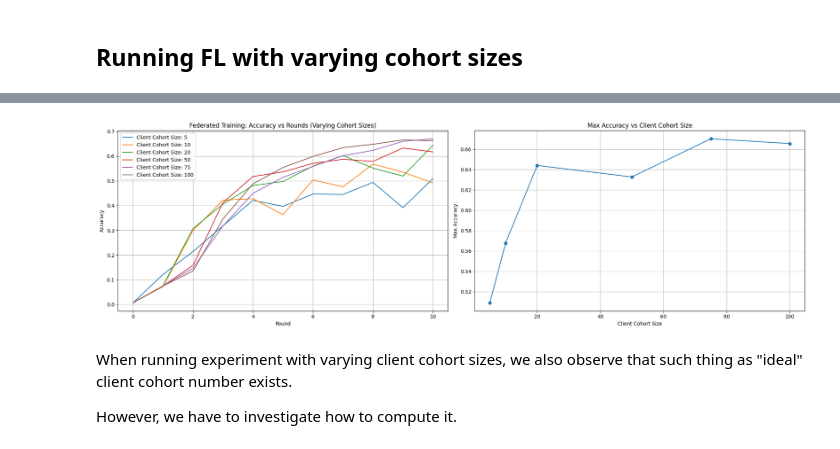
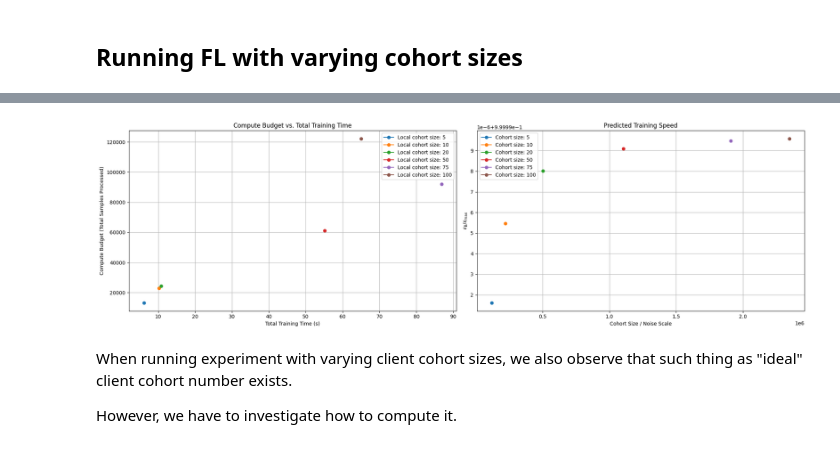
Before and after one commit to Lourencom/L361-FL-project, a Jupyter notebook: main.ipynb, the cells around one changed output, grey strips where cells are left out. Drawn from its saved outputs; the diff is of its cells as text; code cells hidden in the pictures.

```diff
--- a/main.ipynb
+++ b/main.ipynb
@@ -432,3 +417,7 @@ for batch_size, parameters, hist in total_batch_results:
+# %%
+total_batch_results = []
+for batch_size in experiment_batch_sizes:
+    total_batch_results.append(load_federated_experiment(f"federated_batch_results_{batch_size}.pkl"))
 # %%
 fig, axes = plt.subplots(1, 2, figsize=(20, 6))
 
@@ -543,6 +514,8 @@ for cohort_size in cohort_sizes:
         server_learning_rate=server_learning_rate,
         server_momentum=server_momentum,
         accept_failures=accept_failures,
+        target_accuracy=0.60,
+        use_target_accuracy=True,
         )
 
     total_cohort_results.append((cohort_size, parameters_for_each_round, hist))
@@ -567,37 +540,8 @@ INFO flwr 2025-02-28 01:26:33,305 | app.py:251 | app_fit: metrics_distributed_fi
-# %%
-fig, axes = plt.subplots(1, 2, figsize=(20, 6))
-
-# Left subplot: Accuracy vs Rounds for each client cohort size
-for cohort_size, params, hist in total_cohort_results:
-    accuracies = get_centralized_acc_from_hist(hist)
-    axes[0].plot(accuracies, label=f"Client Cohort Size: {cohort_size}")
-axes[0].set_xlabel("Round")
-axes[0].set_ylabel("Accuracy")
-axes[0].set_title("Federated Training: Accuracy vs Rounds (Varying Cohort Sizes)")
-axes[0].legend()
-axes[0].grid(True)
-
-# Right subplot: Max Accuracy vs Client Cohort Size
-cohort_sizes = []
-max_accuracies = []
-for cohort_size, params, hist in total_cohort_results:
-    accuracies = get_centralized_acc_from_hist(hist)
-    if accuracies:
-        cohort_sizes.append(cohort_size)
-        max_accuracies.append(max(accuracies))
-axes[1].plot(cohort_sizes, max_accuracies, marker='o')
-axes[1].set_xlabel("Client Cohort Size")
-axes[1].set_ylabel("Max Accuracy")
-axes[1].set_title("Max Accuracy vs Client Cohort Size")
-axes[1].grid(True)
-
-plt.tight_layout()
-plt.show()
-# %% [output]
-[figure, removed]
+# %%
+for cohort_size, parameters, hist in total_cohort_results:
+    save_federated_experiment(f"federated_cohort_results_{cohort_size}.pkl", cohort_size, parameters, hist)
 # %%
 fig, axes = plt.subplots(1, 2, figsize=(20, 6))
-
 # Bottom-left: Compute Budget vs Training Time
 for cohort_size, params, hist in total_cohort_results:
     times = []
@@ -612,36 +556,38 @@ for cohort_size, params, hist in total_cohort_results:
 
     cumulative_time = np.sum(times)
     total_samples = np.sum(samples)
-    axes[0].plot(cumulative_time, total_samples, marker='o', label=f"Local batch size: {cohort_size}")
+    axes[0].plot(cumulative_time, total_samples, marker='o', label=f"Local cohort size: {cohort_size}")
 
 axes[0].set_xlabel("Total Training Time (s)")
 axes[0].set_ylabel("Compute Budget (Total Samples Processed)")
 axes[0].set_title("Compute Budget vs. Total Training Time")
 axes[0].legend()
 axes[0].grid(True)
 
 # Bottom-right: Noise Scale Analysis
 for cohort_size, params, hist in total_cohort_results:
     noise_scales = []
     for round_idx, round_metrics in hist.metrics_distributed_fit['noise_scale']:
         round_noise_scales = [ns for _, ns in round_metrics['all']]
         noise_scale = np.mean(round_noise_scales)
         noise_scales.append(noise_scale)
 
     avg_noise_scale = np.mean(noise_scales)
     x_axis = cohort_size / (avg_noise_scale + 1e-10)
     y_axis = 1 / (1 + (avg_noise_scale / cohort_size))
 
-    axes[1].plot(x_axis, y_axis, marker='o', label=f"Batch size: {cohort_size}")
+    axes[1].plot(x_axis, y_axis, marker='o', label=f"Cohort size: {cohort_size}")
 
-axes[1].set_xlabel("Batch Size / Noise Scale")
+axes[1].set_xlabel("Cohort Size / Noise Scale")
 axes[1].set_ylabel(fr"${{\epsilon_\text{{B}}}} / {{\epsilon_\text{{max}}}}$")
 axes[1].set_title("Predicted Training Speed")
 axes[1].legend()
 axes[1].grid(True)
 
 plt.tight_layout()
 plt.show()
+# %% [output]
+[figure, added]
 # %% [markdown]
 When running experiment with varying client cohort sizes, we also observe that such thing as "ideal" client cohort number exists.
 
```
Also changed, not shown: parts of 14 cells of this notebook, 18 other files.
